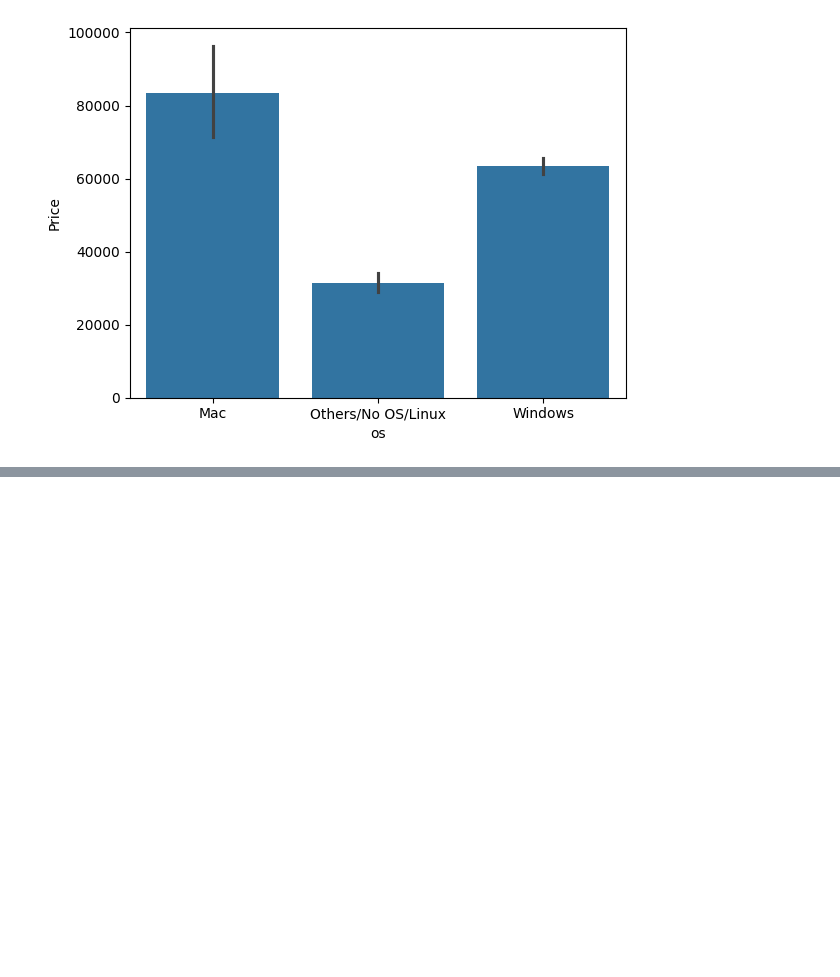
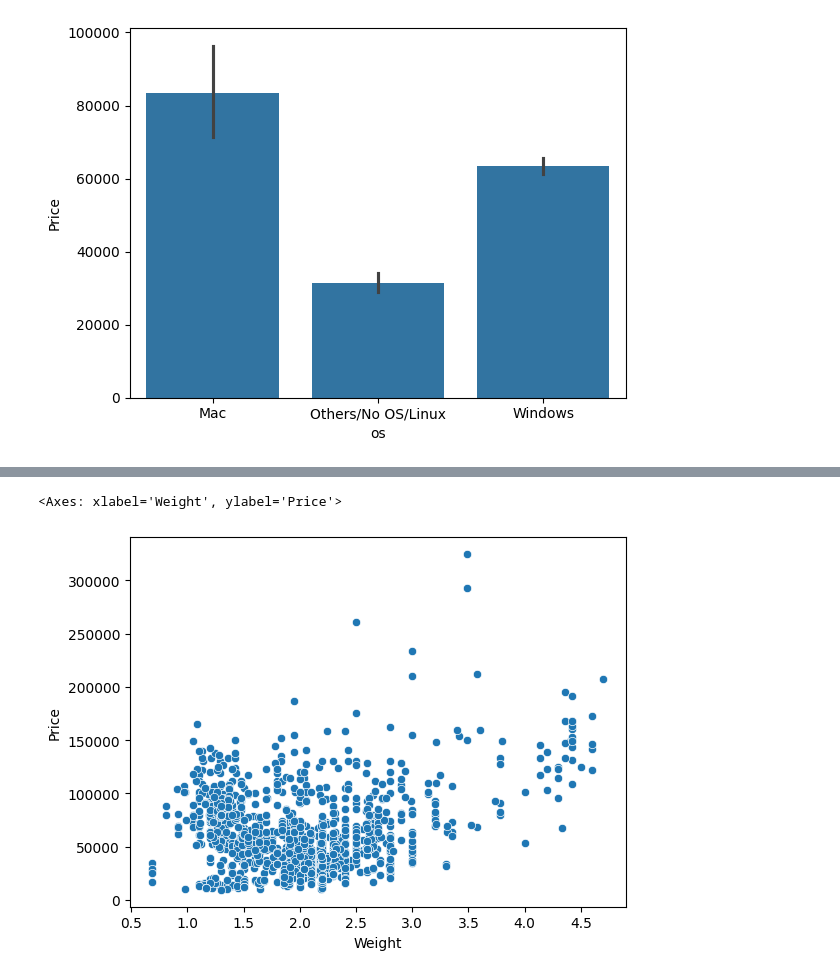
Before and after one commit to afadnan/laptopPricePrediction, a Jupyter notebook: laptop.ipynb, the cells around one changed output, grey strips where cells are left out. Drawn from its saved outputs; the diff is of its cells as text; code cells hidden in the pictures; blank space fills up the shorter version.

```diff
--- a/laptop.ipynb
+++ b/laptop.ipynb
@@ -847,0 +853,5 @@ sns.barplot(x=df['os'], y=df['Price'])
+# %%
+sns.scatterplot(x=df['Weight'],y=df['Price'])
+# %% [output]
+<Axes: xlabel='Weight', ylabel='Price'>
+[figure, added]
```
Also changed, not shown: parts of 11 cells of this notebook.
